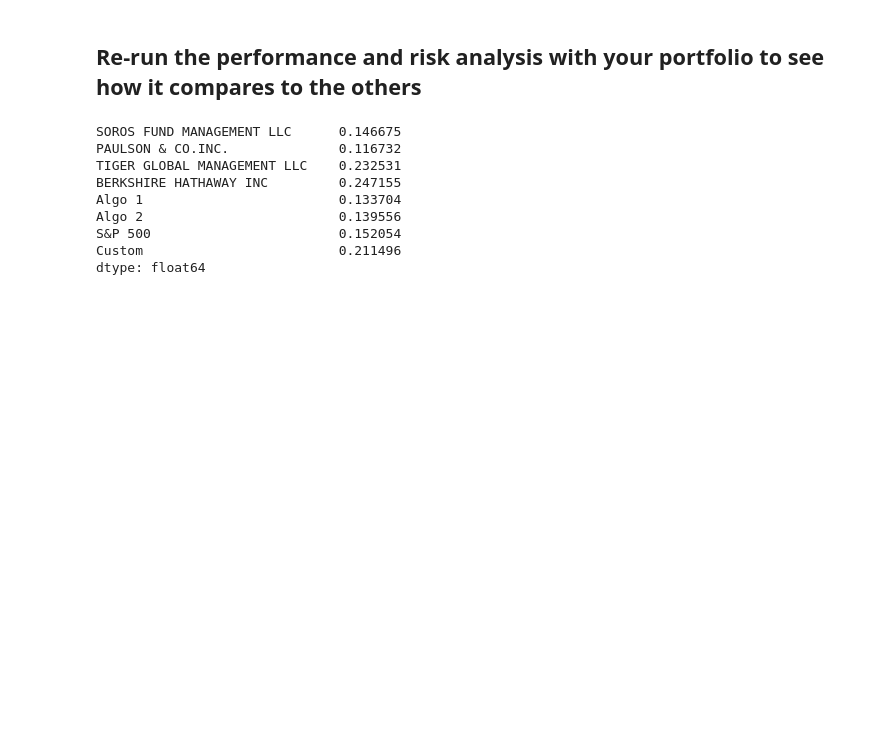
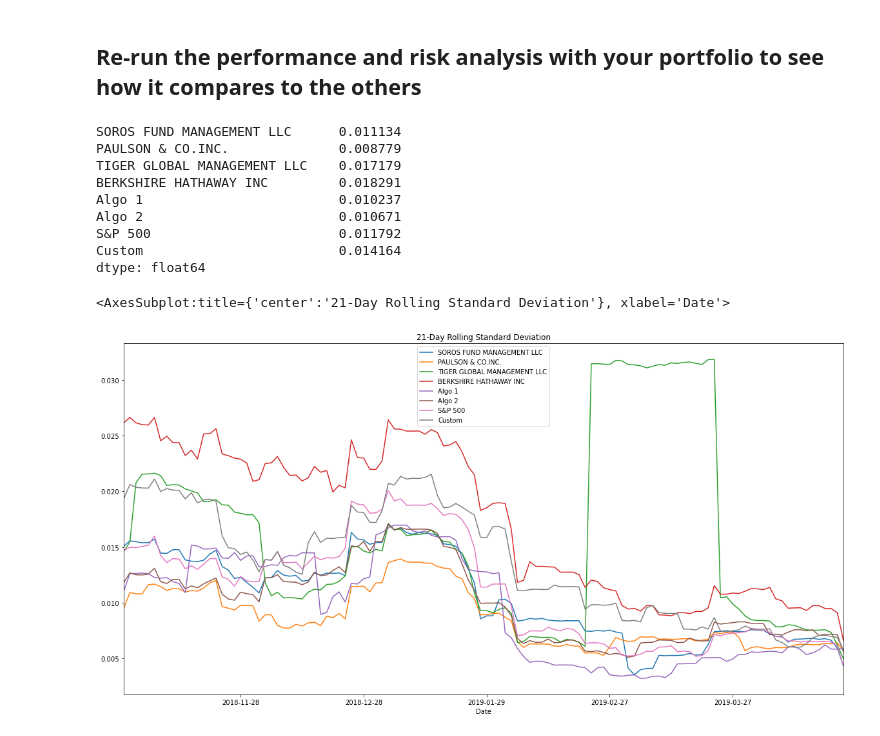
Before and after one commit to moartheta/A-Whale-off-the-Portfolio, a Jupyter notebook: whale_analysis.ipynb, the cells around one changed output. Cells and saved outputs as stored; diff of their text form; code cells hidden in the pictures; blank space fills up the shorter version.

Commit message:
Finished Rough Analysis.  Want to update custom pfo data to include more dates and rename some variables for clarity

```diff
--- a/whale_analysis.ipynb
+++ b/whale_analysis.ipynb
@@ -426,7 +426,7 @@ dtype: int64
 # %%
 # Calculate Percentage Returns
 # YOUR CODE HERE
-my_pfo_returns = my_pfo_joined.pct_change().drop(my_pfo_returns.index[0])
+my_pfo_returns = my_pfo_joined.pct_change().drop(my_pfo_joined.index[0])
 my_pfo_returns
 # %% [output]
 | Symbol | BABA | HLT | JNJ |
@@ -508,13 +508,23 @@ dtype: int64
 # %%
 # Risk
 # YOUR CODE HERE
+super_pfo_std = super_pfo.std()
+super_pfo_std
 # %% [output]
-SOROS FUND MANAGEMENT LLC      0.146675
-PAULSON & CO.INC.              0.116732
-TIGER GLOBAL MANAGEMENT LLC    0.232531
-BERKSHIRE HATHAWAY INC         0.247155
-Algo 1                         0.133704
-Algo 2                         0.139556
-S&P 500                        0.152054
-Custom                         0.211496
+SOROS FUND MANAGEMENT LLC      0.011134
+PAULSON & CO.INC.              0.008779
+TIGER GLOBAL MANAGEMENT LLC    0.017179
+BERKSHIRE HATHAWAY INC         0.018291
+Algo 1                         0.010237
+Algo 2                         0.010671
+S&P 500                        0.011792
+Custom                         0.014164
 dtype: float64
+# %%
+# Rolling
+# YOUR CODE HERE
+super_pfo_rolling_21= super_pfo.rolling(21).std()
+super_pfo_rolling_21.plot(title="21-Day Rolling Standard Deviation", xlim=(21,138), figsize=(20,10))
+# %% [output]
+<AxesSubplot:title={'center':'21-Day Rolling Standard Deviation'}, xlabel='Date'>
+[figure, added]
```
Also changed, not shown: parts of 11 cells of this notebook.
